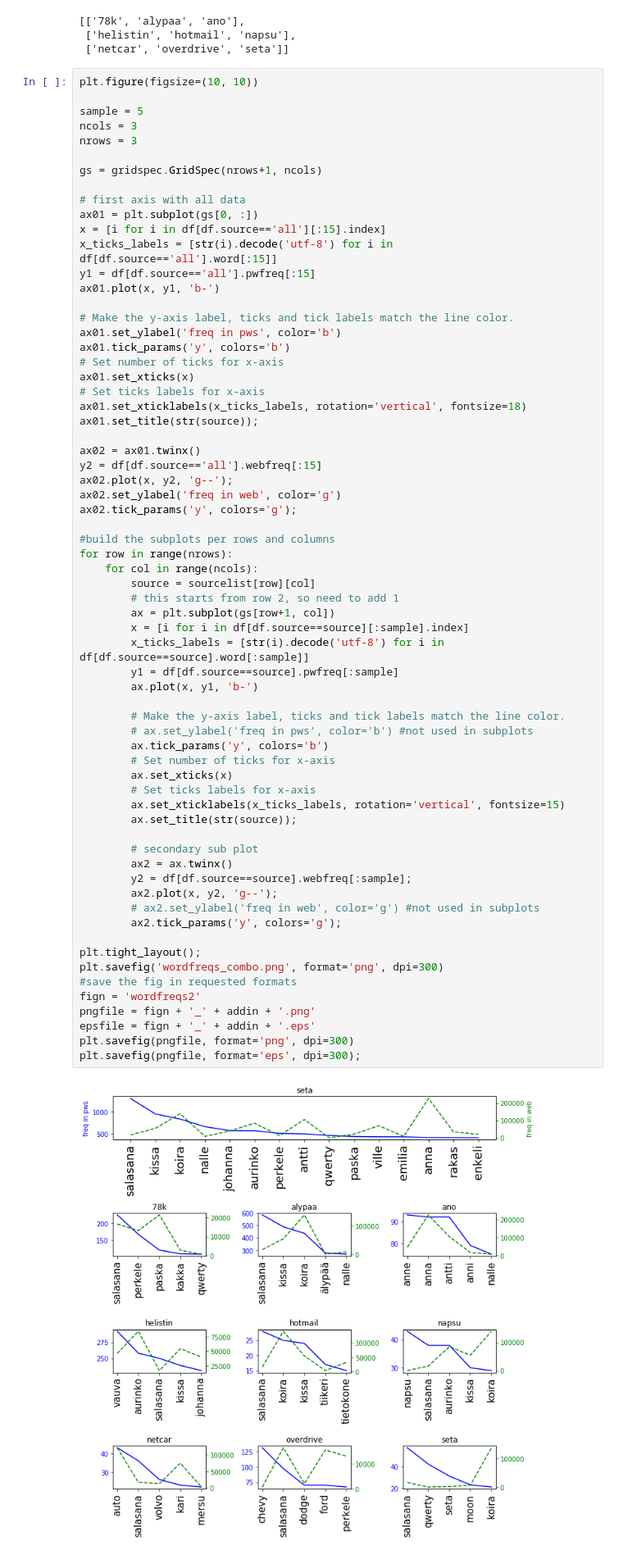
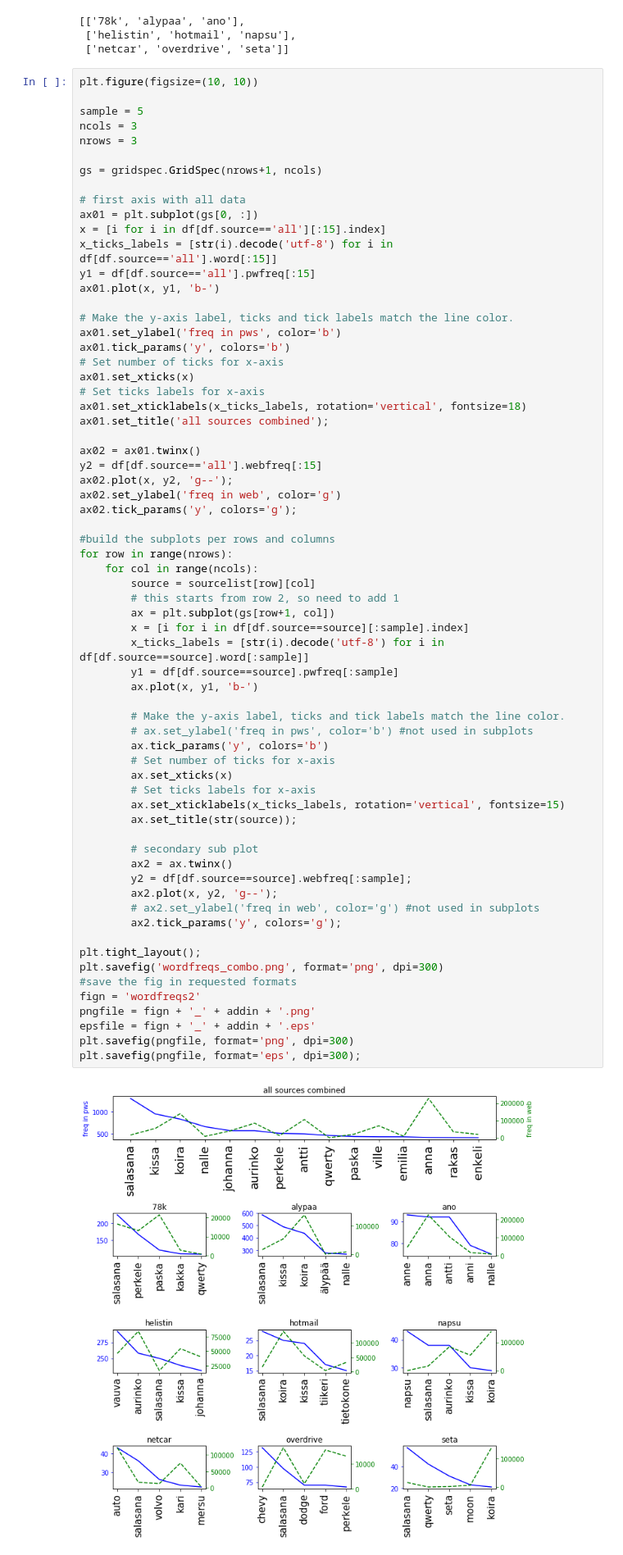
Before and after one commit to elmasyr/pw, a Jupyter notebook: PW_pics.ipynb, the cells around one changed output. Shown at 82% size. Saved outputs shown, nothing was run; the diff lists cells and outputs as text.

Commit message:
combi pic title corrected

```diff
--- a/PW_pics.ipynb
+++ b/PW_pics.ipynb
@@ -133,7 +133,7 @@ ax01.tick_params('y', colors='b')
 ax01.set_xticks(x)
 # Set ticks labels for x-axis
 ax01.set_xticklabels(x_ticks_labels, rotation='vertical', fontsize=18)
-ax01.set_title(str(source));
+ax01.set_title('all sources combined');
 
 ax02 = ax01.twinx()
 y2 = df[df.source=='all'].webfreq[:15]
@@ -150,34 +150,34 @@ for row in range(nrows):
         x = [i for i in df[df.source==source][:sample].index]
         x_ticks_labels = [str(i).decode('utf-8') for i in df[df.source==source].word[:sample]]
         y1 = df[df.source==source].pwfreq[:sample]
         ax.plot(x, y1, 'b-')
 
         # Make the y-axis label, ticks and tick labels match the line color.
         # ax.set_ylabel('freq in pws', color='b') #not used in subplots
         ax.tick_params('y', colors='b')
         # Set number of ticks for x-axis
         ax.set_xticks(x)
         # Set ticks labels for x-axis
         ax.set_xticklabels(x_ticks_labels, rotation='vertical', fontsize=15)
         ax.set_title(str(source));
 
         # secondary sub plot
         ax2 = ax.twinx()
         y2 = df[df.source==source].webfreq[:sample];
         ax2.plot(x, y2, 'g--');
         # ax2.set_ylabel('freq in web', color='g') #not used in subplots
         ax2.tick_params('y', colors='g');
 
 plt.tight_layout();
 plt.savefig('wordfreqs_combo.png', format='png', dpi=300)
 #save the fig in requested formats
 fign = 'wordfreqs2'
 pngfile = fign + '_' + addin + '.png'
 epsfile = fign + '_' + addin + '.eps'
 plt.savefig(pngfile, format='png', dpi=300)
 plt.savefig(pngfile, format='eps', dpi=300);
 # %% [output]
-[figure, old version]
+[figure, new version]
 # %%
 %load_ext version_information
 %version_information glob, pandas, matplotlib, re
```
Also changed, not shown: parts of 2 cells of this notebook.
